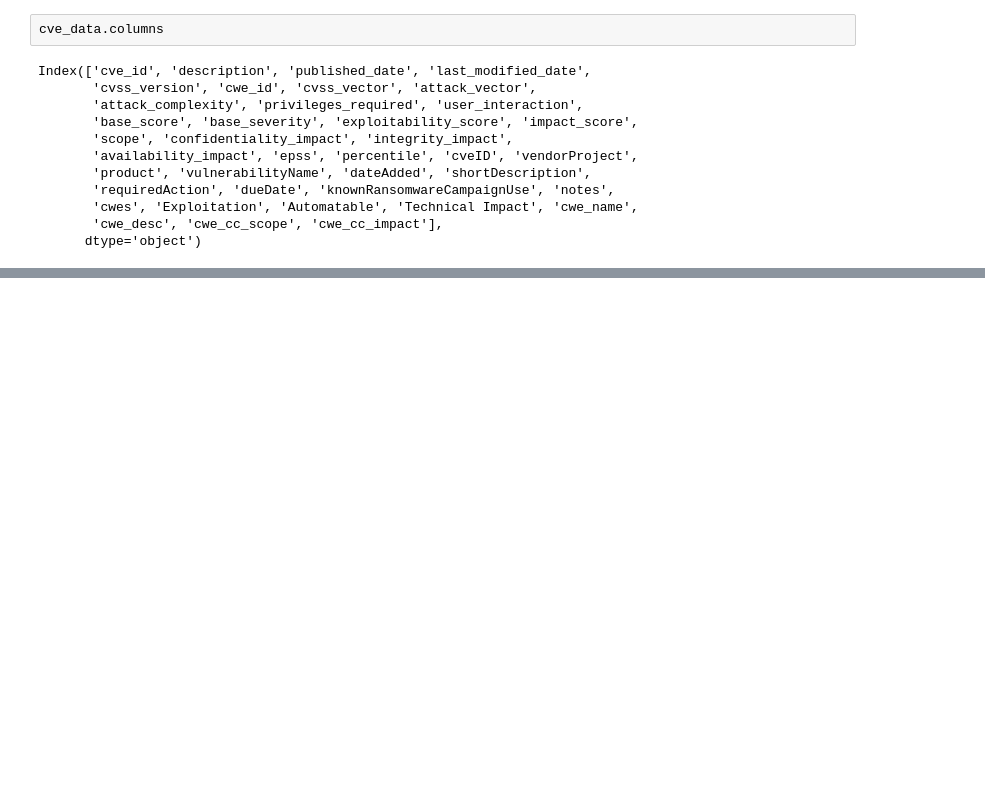
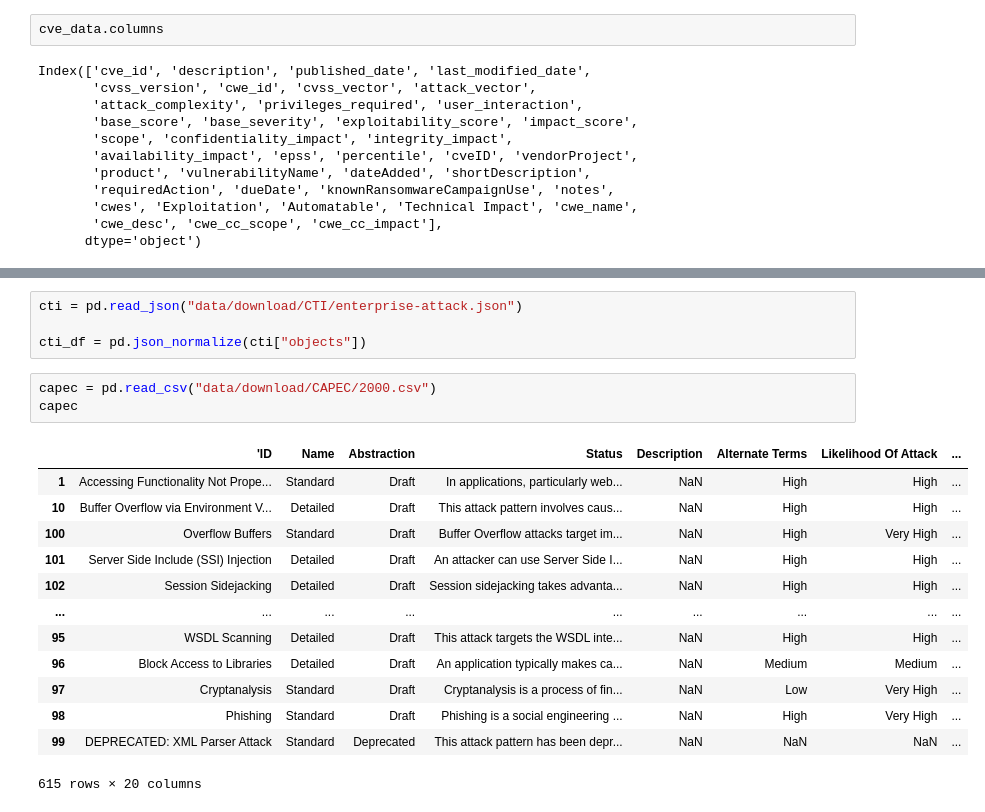
Before and after one commit to dominikmi/cves_analytics, a Jupyter notebook: testing-cwe.ipynb, the cells around one changed output, grey strips where cells are left out. Saved outputs shown, nothing was run; the diff lists cells and outputs as text; blank space fills up the shorter version.

```diff
--- a/testing-cwe.ipynb
+++ b/testing-cwe.ipynb
@@ -130,0 +139,21 @@ Index(['cve_id', 'description', 'published_date', 'last_modified_date',
+# %%
+cti = pd.read_json("data/download/CTI/enterprise-attack.json")
+
+cti_df = pd.json_normalize(cti["objects"])
+# %%
+capec = pd.read_csv("data/download/CAPEC/2000.csv")
+capec
+# %% [output]
+|  | 'ID | Name | Abstraction | Status | Description | Alternate Terms | Likelihood Of Attack | ... |
+| 1 | Accessing Functionality Not Prope... | Standard | Draft | In applications, particularly web... | NaN | High | High | ... |
+| 10 | Buffer Overflow via Environment V... | Detailed | Draft | This attack pattern involves caus... | NaN | High | High | ... |
+| 100 | Overflow Buffers | Standard | Draft | Buffer Overflow attacks target im... | NaN | High | Very High | ... |
+| 101 | Server Side Include (SSI) Injection | Detailed | Draft | An attacker can use Server Side I... | NaN | High | High | ... |
+| 102 | Session Sidejacking | Detailed | Draft | Session sidejacking takes advanta... | NaN | High | High | ... |
+| ... | ... | ... | ... | ... | ... | ... | ... | ... |
+| 95 | WSDL Scanning | Detailed | Draft | This attack targets the WSDL inte... | NaN | High | High | ... |
+| 96 | Block Access to Libraries | Detailed | Draft | An application typically makes ca... | NaN | Medium | Medium | ... |
+| 97 | Cryptanalysis | Standard | Draft | Cryptanalysis is a process of fin... | NaN | Low | Very High | ... |
+| 98 | Phishing | Standard | Draft | Phishing is a social engineering ... | NaN | High | Very High | ... |
+| 99 | DEPRECATED: XML Parser Attack | Standard | Deprecated | This attack pattern has been depr... | NaN | NaN | NaN | ... |
+615 rows × 20 columns
```
Also changed, not shown: parts of 3 cells of this notebook, 4 other files.
